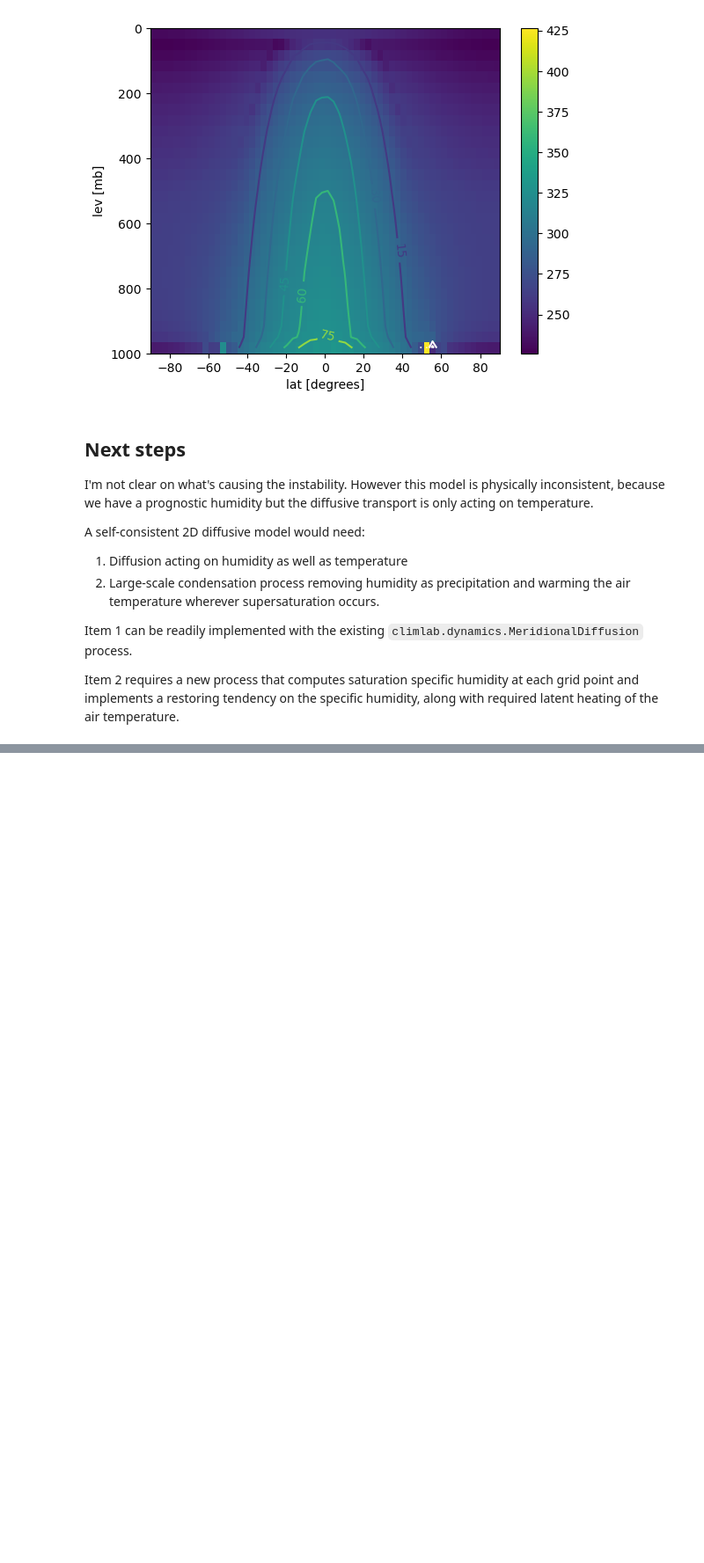
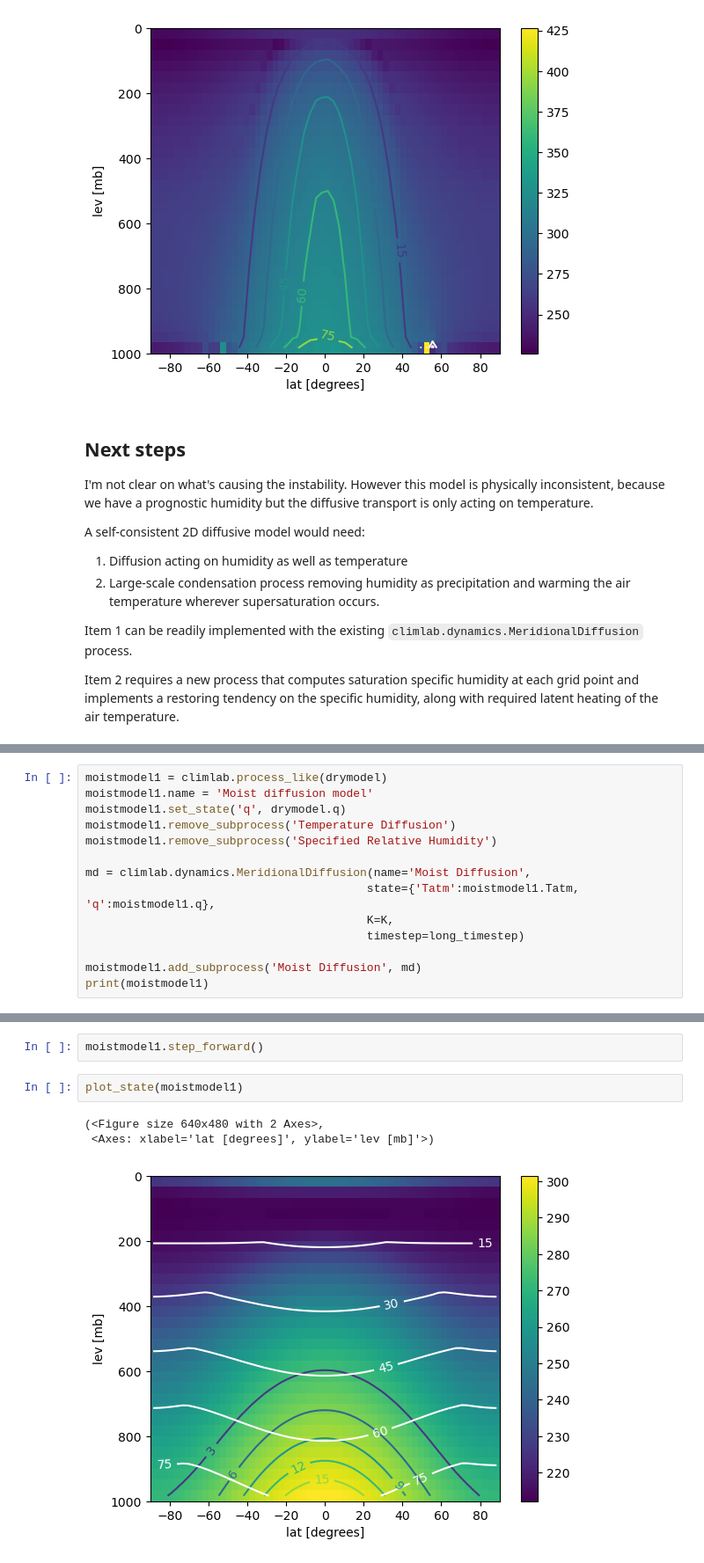
Before and after one commit to climlab/climlab-sbm-convection, a Jupyter notebook: 2D model test.ipynb, the cells around one changed output, grey strips where cells are left out. Shown at 88% size. Drawn from its saved outputs; the diff is of its cells as text; blank space fills up the shorter version.

Commit message:
Progress toward full moist model

```diff
--- a/2D model test.ipynb
+++ b/2D model test.ipynb
@@ -287,0 +467,14 @@ Item 2 requires a new process that computes saturation specific humidity at each
+# %%
+moistmodel1 = climlab.process_like(drymodel)
+moistmodel1.name = 'Moist diffusion model'
+moistmodel1.set_state('q', drymodel.q)
+moistmodel1.remove_subprocess('Temperature Diffusion')
+moistmodel1.remove_subprocess('Specified Relative Humidity')
+
+md = climlab.dynamics.MeridionalDiffusion(name='Moist Diffusion',
+                                         state={'Tatm':moistmodel1.Tatm, 'q':moistmodel1.q},
+                                         K=K,
+                                         timestep=long_timestep)
+
+moistmodel1.add_subprocess('Moist Diffusion', md)
+print(moistmodel1)
@@ -287,0 +495,8 @@ Item 2 requires a new process that computes saturation specific humidity at each
+# %%
+moistmodel1.step_forward()
+# %%
+plot_state(moistmodel1)
+# %% [output]
+(<Figure size 640x480 with 2 Axes>,
+ <Axes: xlabel='lat [degrees]', ylabel='lev [mb]'>)
+[figure, added]
```
Also changed, not shown: parts of 44 cells of this notebook.
